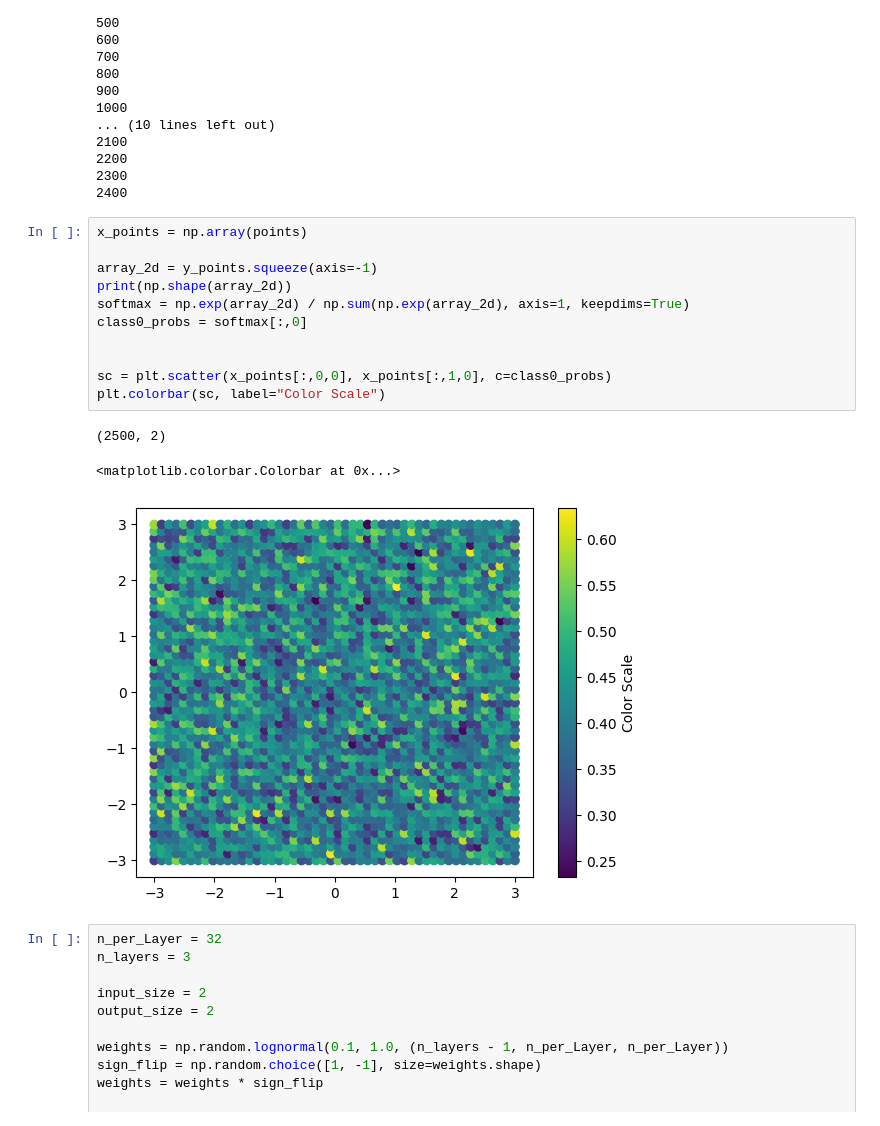
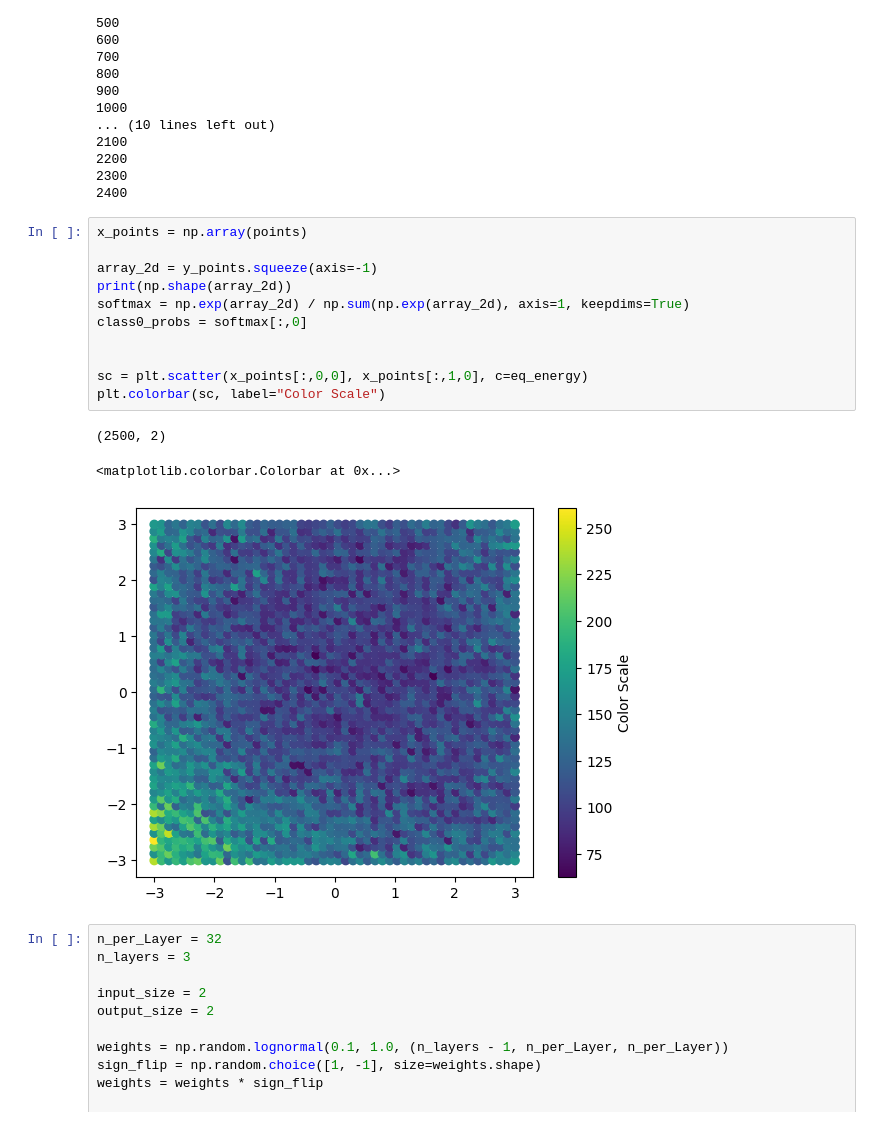
Before and after one commit to hhaller0826/energy-based-learning, a Jupyter notebook: energy_test.ipynb, the cells around one changed output. Saved outputs shown, nothing was run; the diff lists cells and outputs as text.

```diff
--- a/energy_test.ipynb
+++ b/energy_test.ipynb
@@ -283,18 +283,18 @@ Number of Data Points: 2500
 # %%
 x_points = np.array(points)
 
 array_2d = y_points.squeeze(axis=-1)
 print(np.shape(array_2d))
 softmax = np.exp(array_2d) / np.sum(np.exp(array_2d), axis=1, keepdims=True)
 class0_probs = softmax[:,0]
 
 
-sc = plt.scatter(x_points[:,0,0], x_points[:,1,0], c=class0_probs)
+sc = plt.scatter(x_points[:,0,0], x_points[:,1,0], c=eq_energy)
 plt.colorbar(sc, label="Color Scale")
 # %% [output]
 (2500, 2)
 <matplotlib.colorbar.Colorbar at 0x...>
-[figure, old version]
+[figure, new version]
 # %%
 n_per_Layer = 32
 n_layers = 3
```
Also changed, not shown: parts of 2 cells of this notebook, 4 other files.
